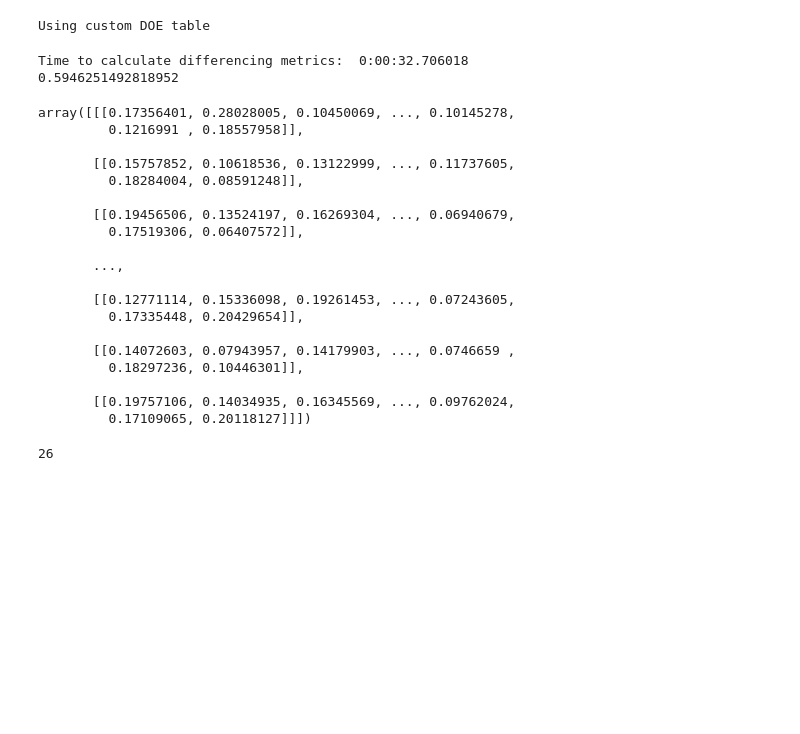
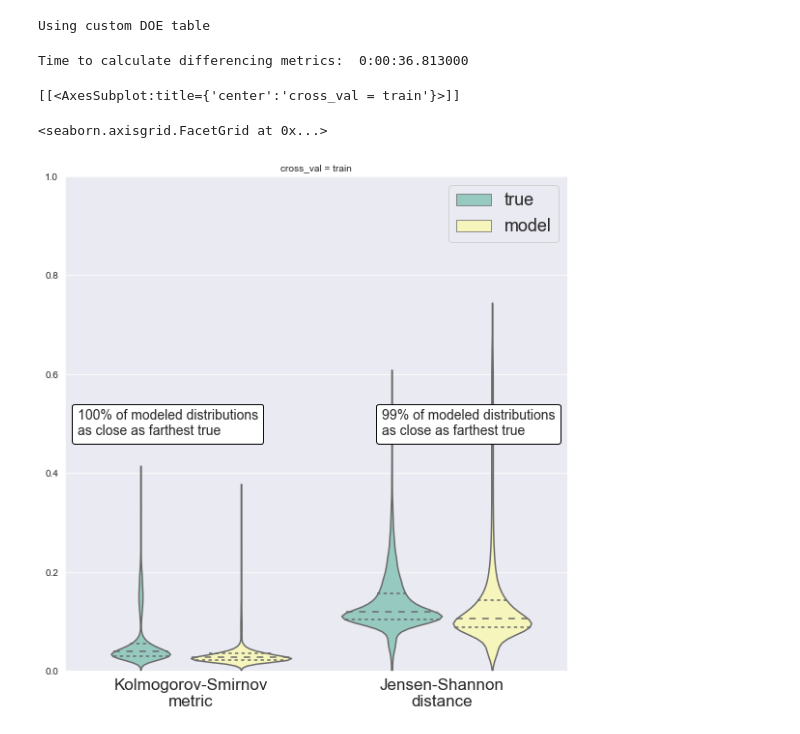
Before and after one commit to acb-code/distribution-surrogates, a Jupyter notebook: 4_emulator_parametric_OR.ipynb, the cells around one changed output. Cells and saved outputs as stored; diff of their text form; code cells hidden in the pictures; blank space fills up the shorter version.

Commit message:
Set up plotting for statistical consistency for one cross val case, need to debug statistical consistency calculations for comparison case

```diff
--- a/4_emulator_parametric_OR.ipynb
+++ b/4_emulator_parametric_OR.ipynb
@@ -347,40 +348,42 @@ class Analysis:
         model_outliers_locations_js = np.where(self.model_js < benchmark_js)
         num_model_outliers_ks = len(self.model_ks[model_outliers_locations_ks])
         num_model_outliers_js = len(self.model_js[model_outliers_locations_js])
-        print(benchmark_js)
         self.percent_reasonable_model_ks = 100. * (num_model_outliers_ks / self.model_ks.size)
         self.percent_reasonable_model_js = 100. * (num_model_outliers_js / self.model_js.size)
+
+    def plot_single_stat_consistency_comparison(self):
+        """Plot the comparison of statistical consistency for KS and JS for one crossval type"""
+        # main violin plots
+        g = sns.catplot(data=self.differencing_df, x='test_type', y='metric', hue='comparison', palette='Set3',
+                        height=8, aspect=1.0, inner='quartile', col='cross_val', kind='violin')
+        (g.set_axis_labels("", "")
+          .set_xticklabels(["Kolmogorov-Smirnov\nmetric", "Jensen-Shannon\ndistance"], size=17)
+          .set(ylim=(0,1))
+          ._legend.remove())
+        plt.legend(fontsize=18)
+        # add ks metric results annotation
+        ks_anno = "{:.0f}".format(self.percent_reasonable_model_ks) +\
+                  '% of modeled distributions\nas close as farthest true'
+        at_ks = AnchoredText(ks_anno, prop=dict(size=14), frameon=True, loc='center left')
+        at_ks.patch.set_boxstyle("round,pad=0.,rounding_size=0.2")
+        g.axes[0][0].add_artist(at_ks)
+        # add js metric results annotation
+        js_anno = "{:.0f}".format(self.percent_reasonable_model_js) +\
+                  '% of modeled distributions\nas close as farthest true'
+        at_js = AnchoredText(js_anno, prop=dict(size=14), frameon=True, loc='center right')
+        at_js.patch.set_boxstyle("round,pad=0.,rounding_size=0.2")
+        g.axes[0][0].add_artist(at_js)
+        return g
 # %%
 analysis = Analysis(true_data=original_data, model_data=or_approx_data, comparison_data=comparison_data, cross_val_type='train')
 analysis.calc_differencing_metrics()
 test_df = analysis.get_differencing_df()
 analysis.get_percent_reasonable()
 # %% [output]
-Time to calculate differencing metrics:  0:00:32.706018
-0.5946251492818952
+Time to calculate differencing metrics:  0:00:36.813000
 # %%
-analysis.comparison_js
+analysis.plot_single_stat_consistency_comparison()
 # %% [output]
-array([[[0.17356401, 0.28028005, 0.10450069, ..., 0.10145278,
-         0.1216991 , 0.18557958]],
-
-       [[0.15757852, 0.10618536, 0.13122999, ..., 0.11737605,
-         0.18284004, 0.08591248]],
-
-       [[0.19456506, 0.13524197, 0.16269304, ..., 0.06940679,
-         0.17519306, 0.06407572]],
-
-       ...,
-
-       [[0.12771114, 0.15336098, 0.19261453, ..., 0.07243605,
-         0.17335448, 0.20429654]],
-
-       [[0.14072603, 0.07943957, 0.14179903, ..., 0.0746659 ,
-         0.18297236, 0.10446301]],
-
-       [[0.19757106, 0.14034935, 0.16345569, ..., 0.09762024,
-         0.17109065, 0.20118127]]])
+[[<AxesSubplot:title={'center':'cross_val = train'}>]]
+<seaborn.axisgrid.FacetGrid at 0x...>
+[figure, added]
-# %%
-np.isnan(analysis.comparison_js).sum()
-# %% [output]
-26
```
Also changed, not shown: parts of 1 cell of this notebook.
